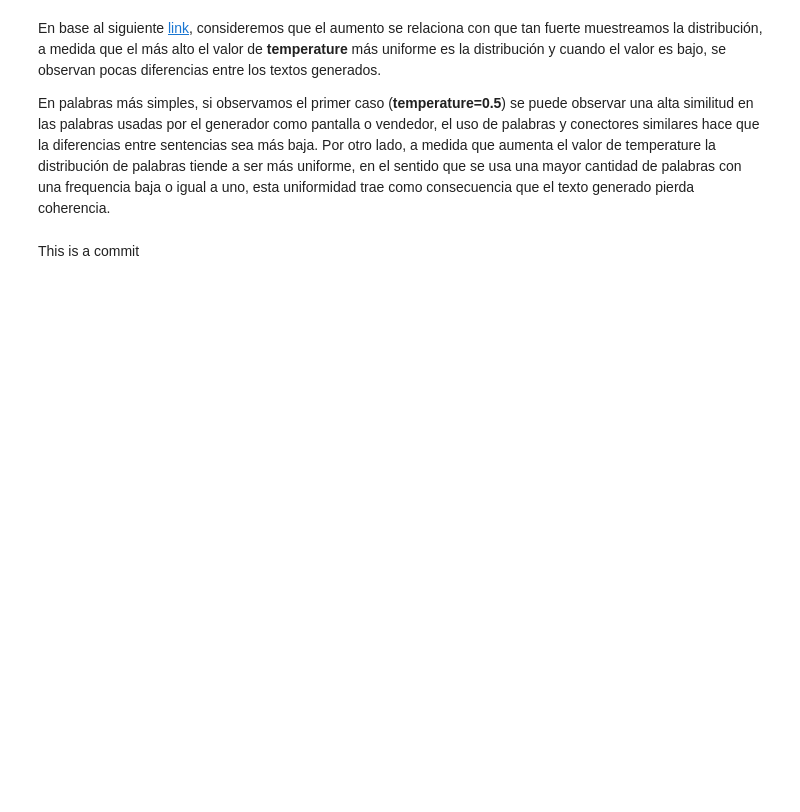
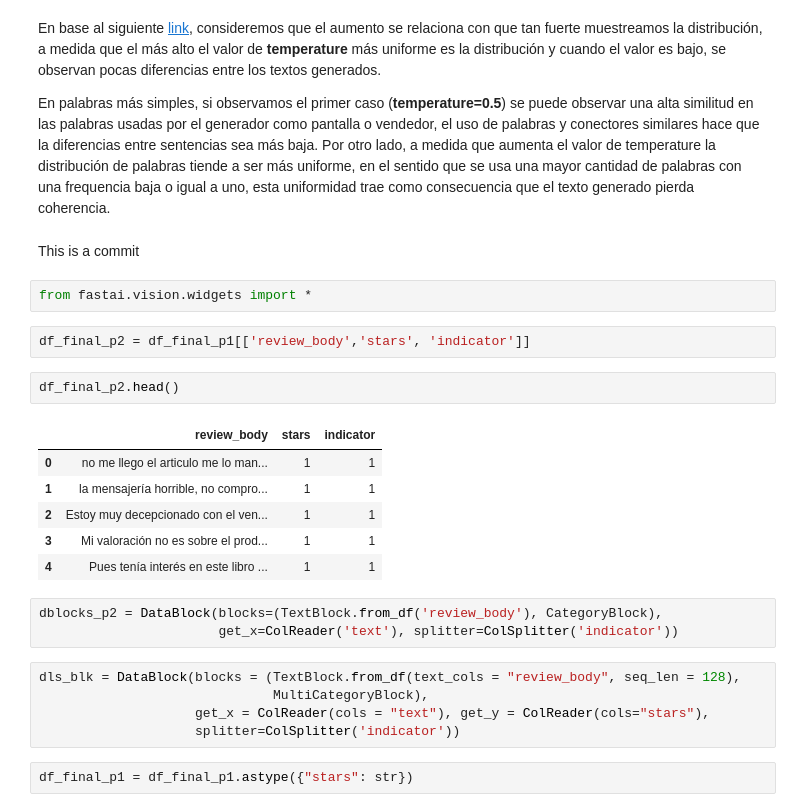
Before and after one commit to imceballos/udd_homeworks, a Jupyter notebook: Tarea2_MLAplicado.ipynb, the cells around one changed output. Cells and saved outputs as stored; diff of their text form; blank space fills up the shorter version.

```diff
--- a/Tarea2_MLAplicado.ipynb
+++ b/Tarea2_MLAplicado.ipynb
@@ -320,3 +338,26 @@ En base al siguiente [link](https://pytorch-nlp-tutorial-ny2018.readthedocs.io/e
 En palabras más simples, si observamos el primer caso (**temperature=0.5**) se puede observar una alta similitud en las palabras usadas por el generador como pantalla o vendedor, el uso de palabras y conectores similares hace que la diferencias entre sentencias sea más baja. Por otro lado, a medida que aumenta el valor de temperature la distribución de palabras tiende a ser más uniforme, en el sentido que se usa una mayor cantidad de palabras con una frequencia baja o igual a uno, esta uniformidad trae como consecuencia que el texto generado pierda coherencia.
 # %% [markdown]
 This is a commit
+# %%
+from fastai.vision.widgets import *
+# %%
+df_final_p2 = df_final_p1[['review_body','stars', 'indicator']]
+# %%
+df_final_p2.head()
+# %% [output]
+|  | review_body | stars | indicator |
+| 0 | no me llego el articulo me lo man... | 1 | 1 |
+| 1 | la mensajería horrible, no compro... | 1 | 1 |
+| 2 | Estoy muy decepcionado con el ven... | 1 | 1 |
+| 3 | Mi valoración no es sobre el prod... | 1 | 1 |
+| 4 | Pues tenía interés en este libro ... | 1 | 1 |
+# %%
+dblocks_p2 = DataBlock(blocks=(TextBlock.from_df('review_body'), CategoryBlock),
+                       get_x=ColReader('text'), splitter=ColSplitter('indicator'))
+# %%
+dls_blk = DataBlock(blocks = (TextBlock.from_df(text_cols = "review_body", seq_len = 128),
+                              MultiCategoryBlock),
+                    get_x = ColReader(cols = "text"), get_y = ColReader(cols="stars"),
+                    splitter=ColSplitter('indicator'))
+# %%
+df_final_p1 = df_final_p1.astype({"stars": str})
```
Also changed, not shown: parts of 39 cells of this notebook.
